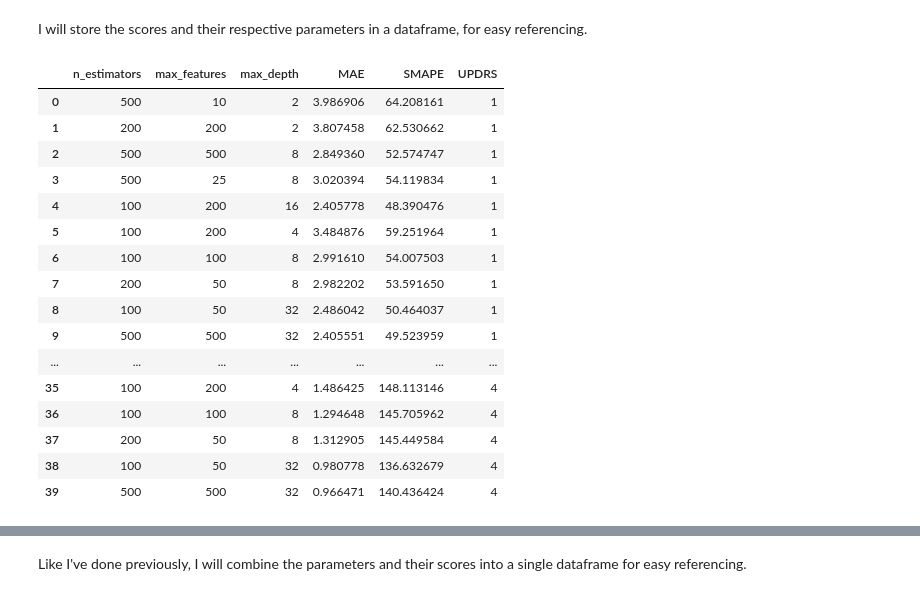
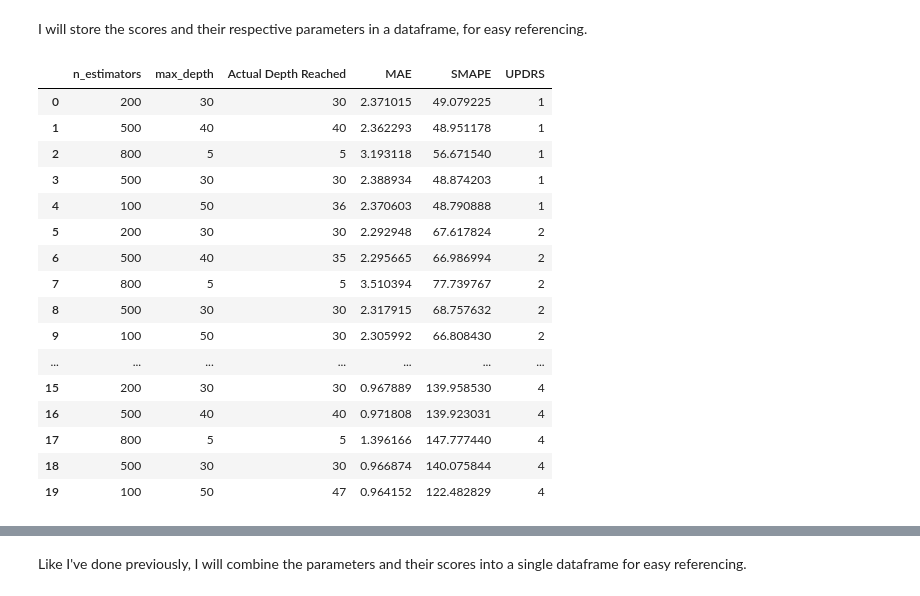
Before and after one commit to fan-yang-md/parkinsons_disease_progression_prediction, a Jupyter notebook: initial_model_selection.ipynb, the cells around one changed output, grey strips where cells are left out. Drawn from its saved outputs; the diff is of its cells as text; code cells hidden in the pictures.

```diff
--- a/initial_model_selection.ipynb
+++ b/initial_model_selection.ipynb
@@ -1001,9 +978,9 @@ I'll select some parameters, based on feedback from the previous uncontrolled Ra
 RFR = RandomForestRegressor()
 
 params = {'n_estimators': [100,200,500,800],
-                 'max_depth': [8,16,32,48,60]}
+                 'max_depth': [5,10,20,30,40,50]}
 
-random_params = list(ParameterSampler(params, n_iter=10, random_state=0))
+random_params = list(ParameterSampler(params, n_iter=5, random_state=1))
 
 random_params
 # %% [output]
@@ -1081,31 +1065,31 @@ updrs_1: 2353 samples in training, 262 samples in testing.
 I will store the scores and their respective parameters in a dataframe, for easy referencing.
 # %%
 RFR_df = pd.concat([params_df,params_df,params_df,params_df], ignore_index=True)
-RFR_df['Actual Max Depth'] = actual_depth_RFR1
+RFR_df['Actual Depth Reached'] = actual_depth_RFR1
 RFR_df['MAE'] = mae_list_RFR1
 RFR_df['SMAPE'] = smape_list_RFR1
 RFR_df['UPDRS'] = ""
-RFR_df.loc[:9, 'UPDRS']=1
-RFR_df.loc[10:19, 'UPDRS']=2
-RFR_df.loc[20:29, 'UPDRS']=3
-RFR_df.loc[30:, 'UPDRS']=4
+RFR_df.loc[:4, 'UPDRS']=1
+RFR_df.loc[5:9, 'UPDRS']=2
+RFR_df.loc[10:14, 'UPDRS']=3
+RFR_df.loc[15:, 'UPDRS']=4
 
 RFR_df
 # %% [output]
-|  | n_estimators | max_features | max_depth | MAE | SMAPE | UPDRS |
-| 0 | 500 | 10 | 2 | 3.986906 | 64.208161 | 1 |
-| 1 | 200 | 200 | 2 | 3.807458 | 62.530662 | 1 |
-| 2 | 500 | 500 | 8 | 2.849360 | 52.574747 | 1 |
-| 3 | 500 | 25 | 8 | 3.020394 | 54.119834 | 1 |
-| 4 | 100 | 200 | 16 | 2.405778 | 48.390476 | 1 |
-| 5 | 100 | 200 | 4 | 3.484876 | 59.251964 | 1 |
-| 6 | 100 | 100 | 8 | 2.991610 | 54.007503 | 1 |
-| 7 | 200 | 50 | 8 | 2.982202 | 53.591650 | 1 |
-| 8 | 100 | 50 | 32 | 2.486042 | 50.464037 | 1 |
-| 9 | 500 | 500 | 32 | 2.405551 | 49.523959 | 1 |
+|  | n_estimators | max_depth | Actual Depth Reached | MAE | SMAPE | UPDRS |
+| 0 | 200 | 30 | 30 | 2.371015 | 49.079225 | 1 |
+| 1 | 500 | 40 | 40 | 2.362293 | 48.951178 | 1 |
+| 2 | 800 | 5 | 5 | 3.193118 | 56.671540 | 1 |
+| 3 | 500 | 30 | 30 | 2.388934 | 48.874203 | 1 |
+| 4 | 100 | 50 | 36 | 2.370603 | 48.790888 | 1 |
+| 5 | 200 | 30 | 30 | 2.292948 | 67.617824 | 2 |
+| 6 | 500 | 40 | 35 | 2.295665 | 66.986994 | 2 |
+| 7 | 800 | 5 | 5 | 3.510394 | 77.739767 | 2 |
+| 8 | 500 | 30 | 30 | 2.317915 | 68.757632 | 2 |
+| 9 | 100 | 50 | 30 | 2.305992 | 66.808430 | 2 |
 | ... | ... | ... | ... | ... | ... | ... |
-| 35 | 100 | 200 | 4 | 1.486425 | 148.113146 | 4 |
-| 36 | 100 | 100 | 8 | 1.294648 | 145.705962 | 4 |
-| 37 | 200 | 50 | 8 | 1.312905 | 145.449584 | 4 |
-| 38 | 100 | 50 | 32 | 0.980778 | 136.632679 | 4 |
-| 39 | 500 | 500 | 32 | 0.966471 | 140.436424 | 4 |
+| 15 | 200 | 30 | 30 | 0.967889 | 139.958530 | 4 |
+| 16 | 500 | 40 | 40 | 0.971808 | 139.923031 | 4 |
+| 17 | 800 | 5 | 5 | 1.396166 | 147.777440 | 4 |
+| 18 | 500 | 30 | 30 | 0.966874 | 140.075844 | 4 |
+| 19 | 100 | 50 | 47 | 0.964152 | 122.482829 | 4 |
```
Also changed, not shown: parts of 27 cells of this notebook, 3 other files.
